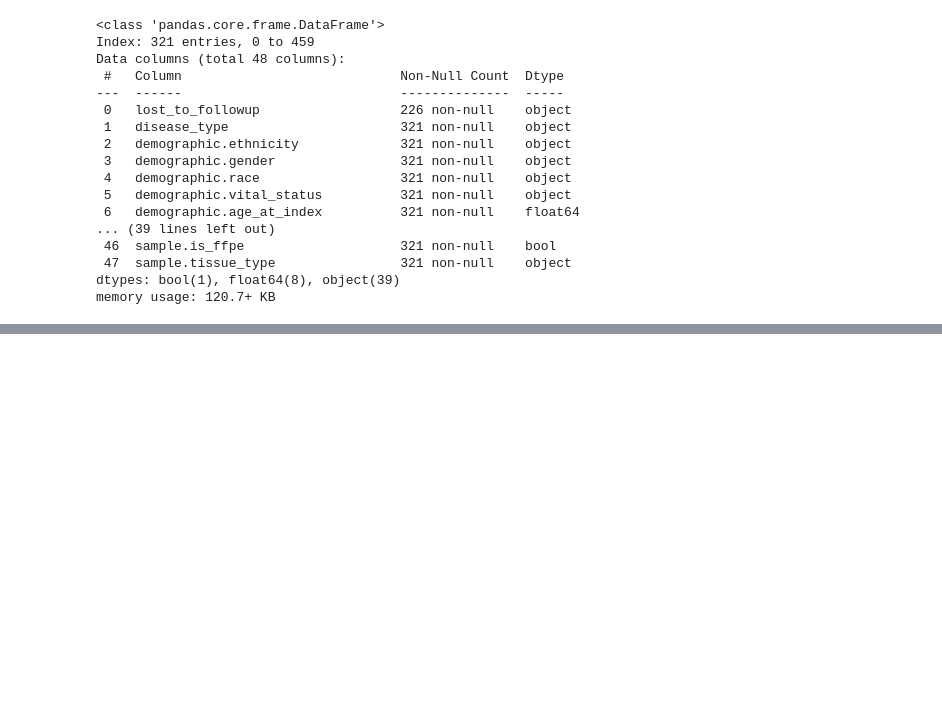
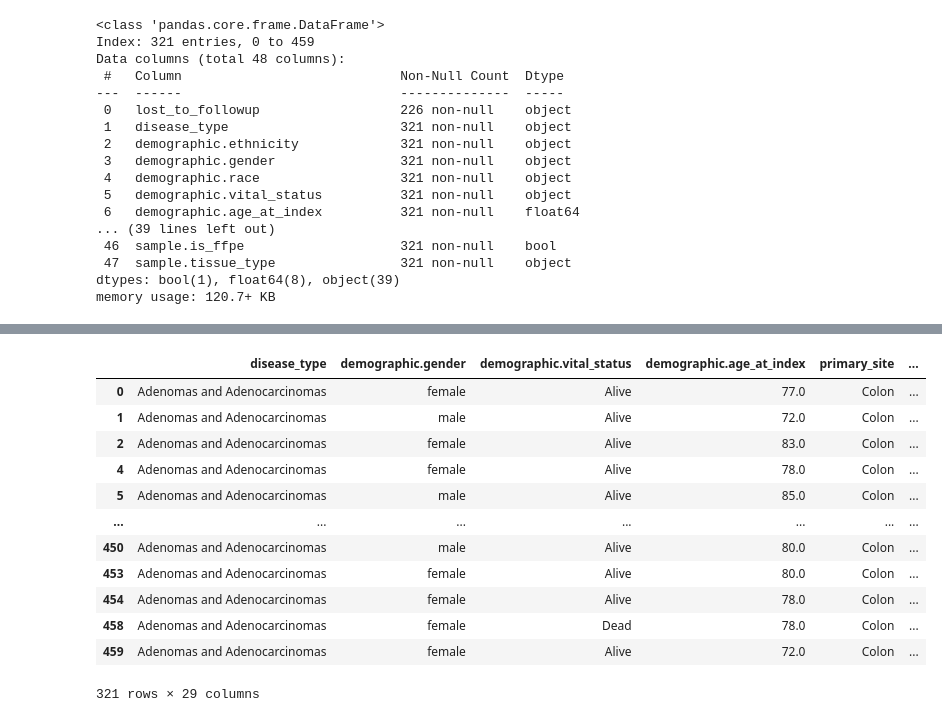
Before and after one commit to Jayesh-Motwani/colorectal_cancer, a Jupyter notebook: data_proccessing.ipynb, the cells around one changed output, grey strips where cells are left out. Cells and saved outputs as stored; diff of their text form; code cells hidden in the pictures; blank space fills up the shorter version.

```diff
--- a/data_proccessing.ipynb
+++ b/data_proccessing.ipynb
@@ -548,0 +571,48 @@ temp_df.to_csv('autoencoder_ready.csv', index=False)
+# %%
+features_to_remove = [
+    # Complex/Nested JSON-like columns
+    'follow_ups',
+    'family_histories',
+    'molecular_tests', # This column appears in some files, added for safety
+
+    # Redundant, high cardinality, or uninformative diagnosis fields
+    'diagnosis.year_of_diagnosis',
+    'diagnosis.classification',
+
+    # Sample processing and metadata columns (no biological meaning for prediction)
+    'sample.type',
+    'portion.weight',
+    'portion.is_ffpe',
+    'portion.number',
+    'analyte.type',
+    'sample.composition',
+    'sample.specimen_type',
+    'sample.preservation_method',
+    'sample.is_ffpe',
+
+    'treatment.therapy_flag',
+
+    'family.primary_diagnosis',
+    'demographic.state',
+    'demographic.ethnicity',
+    'demographic.race',
+    'lost_to_followup'
+]
+# %%
+temp_df_cleaned = (temp_df.drop(columns=features_to_remove, errors='ignore').copy())
+# %%
+temp_df_cleaned
+# %% [output]
+|  | disease_type | demographic.gender | demographic.vital_status | demographic.age_at_index | primary_site | ... |
+| 0 | Adenomas and Adenocarcinomas | female | Alive | 77.0 | Colon | ... |
+| 1 | Adenomas and Adenocarcinomas | male | Alive | 72.0 | Colon | ... |
+| 2 | Adenomas and Adenocarcinomas | female | Alive | 83.0 | Colon | ... |
+| 4 | Adenomas and Adenocarcinomas | female | Alive | 78.0 | Colon | ... |
+| 5 | Adenomas and Adenocarcinomas | male | Alive | 85.0 | Colon | ... |
+| ... | ... | ... | ... | ... | ... | ... |
+| 450 | Adenomas and Adenocarcinomas | male | Alive | 80.0 | Colon | ... |
+| 453 | Adenomas and Adenocarcinomas | female | Alive | 80.0 | Colon | ... |
+| 454 | Adenomas and Adenocarcinomas | female | Alive | 78.0 | Colon | ... |
+| 458 | Adenomas and Adenocarcinomas | female | Dead | 78.0 | Colon | ... |
+| 459 | Adenomas and Adenocarcinomas | female | Alive | 72.0 | Colon | ... |
+321 rows × 29 columns
```
Also changed, not shown: parts of 15 cells of this notebook.
